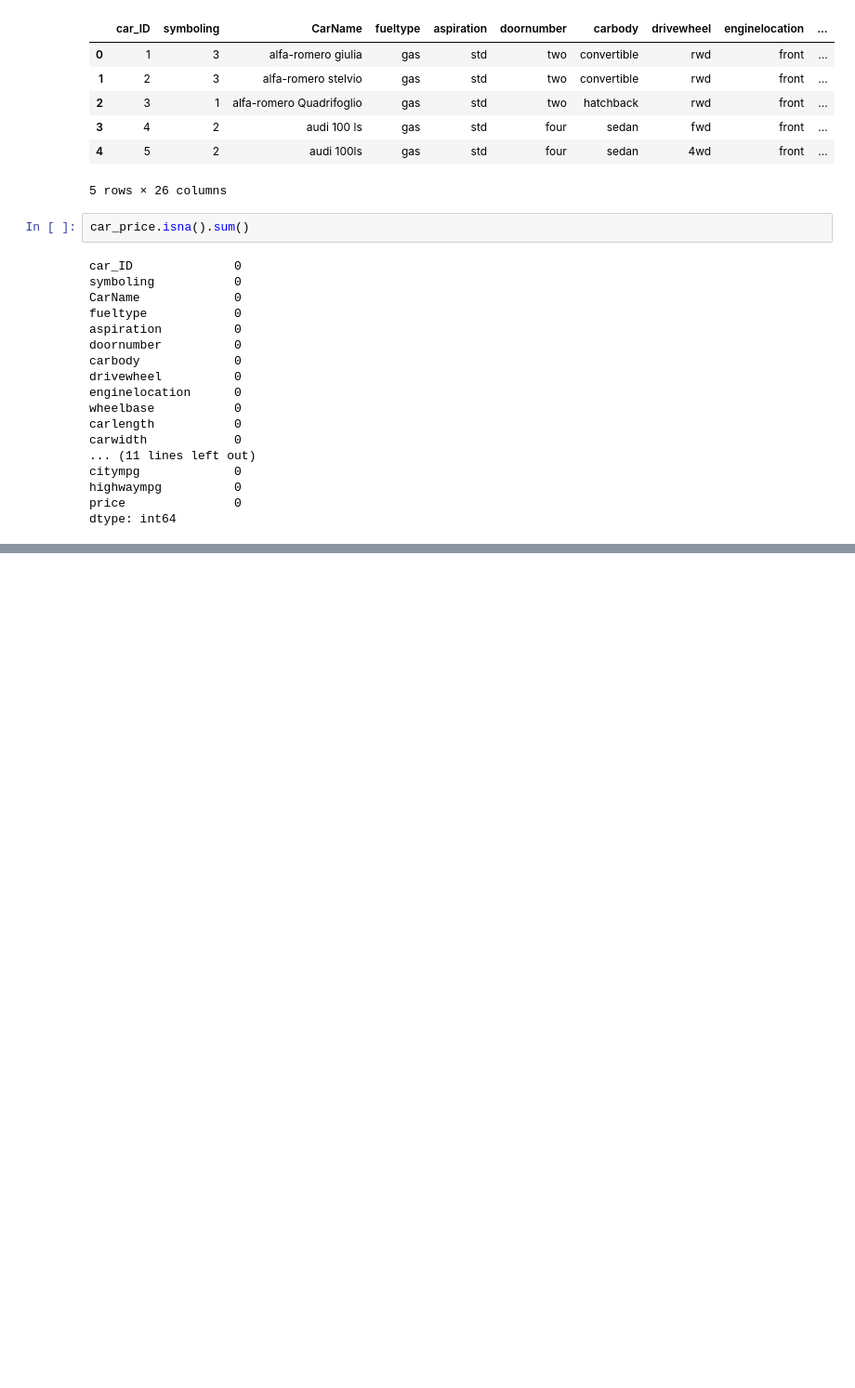
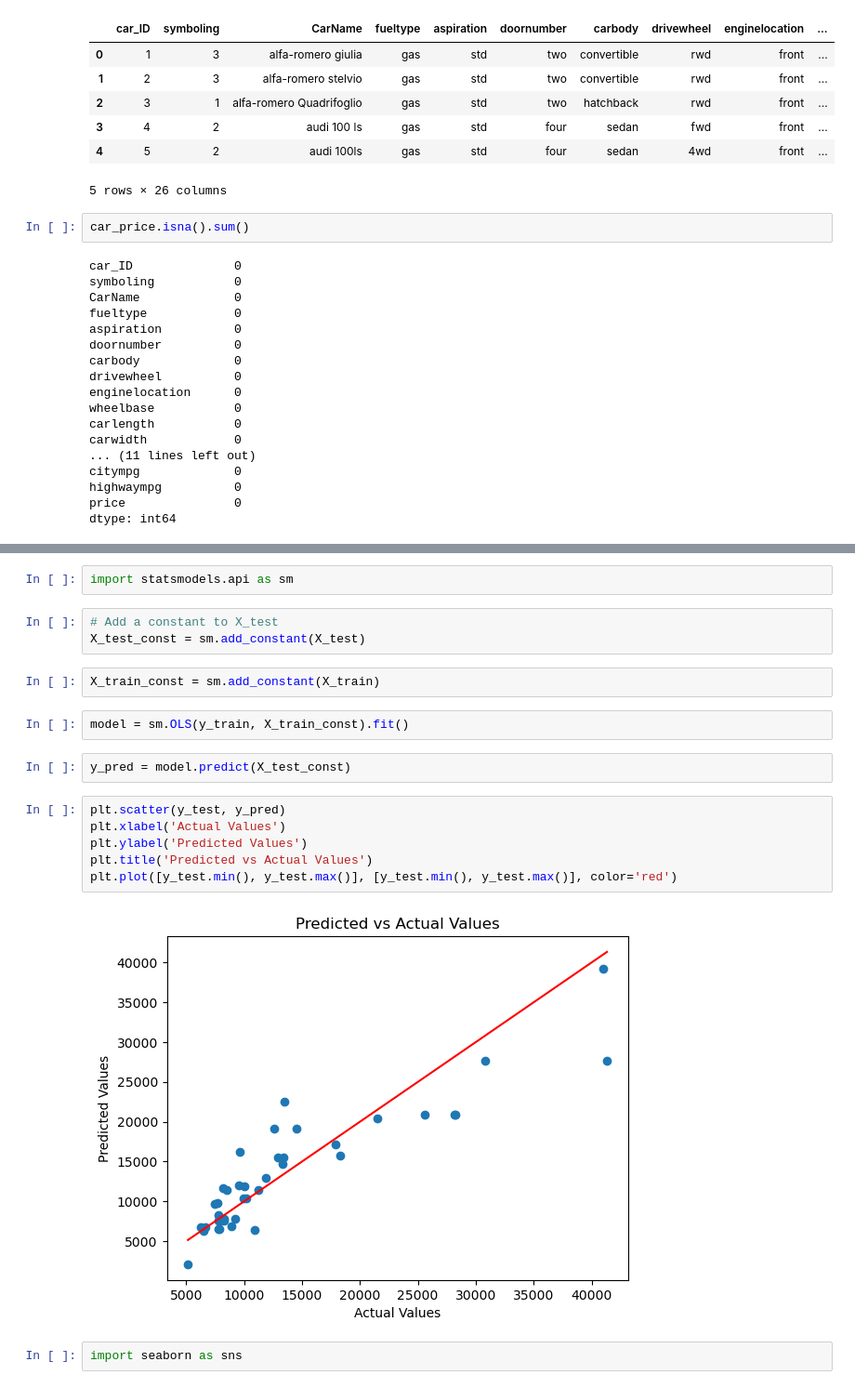
Before and after one commit to bipasha-sharma/Data-Science, a Jupyter notebook: Assignment5.ipynb, the cells around one changed output, grey strips where cells are left out. Shown at 93% size. Saved outputs shown, nothing was run; the diff lists cells and outputs as text; blank space fills up the shorter version.

```diff
--- a/Assignment5.ipynb
+++ b/Assignment5.ipynb
@@ -38,0 +84,21 @@ dtype: int64
+# %%
+import statsmodels.api as sm
+# %%
+# Add a constant to X_test
+X_test_const = sm.add_constant(X_test)
+# %%
+X_train_const = sm.add_constant(X_train)
+# %%
+model = sm.OLS(y_train, X_train_const).fit()
+# %%
+y_pred = model.predict(X_test_const)
+# %%
+plt.scatter(y_test, y_pred)
+plt.xlabel('Actual Values')
+plt.ylabel('Predicted Values')
+plt.title('Predicted vs Actual Values')
+plt.plot([y_test.min(), y_test.max()], [y_test.min(), y_test.max()], color='red')
+# %% [output]
+[figure, added]
+# %%
+import seaborn as sns
```
Also changed, not shown: parts of 11 cells of this notebook.
